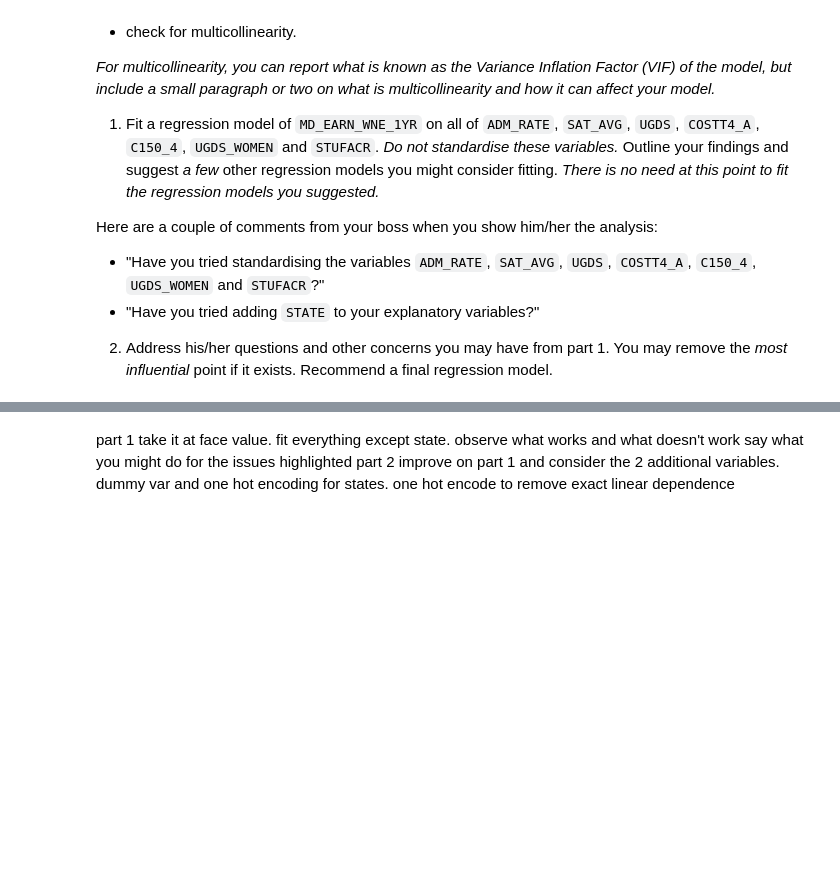
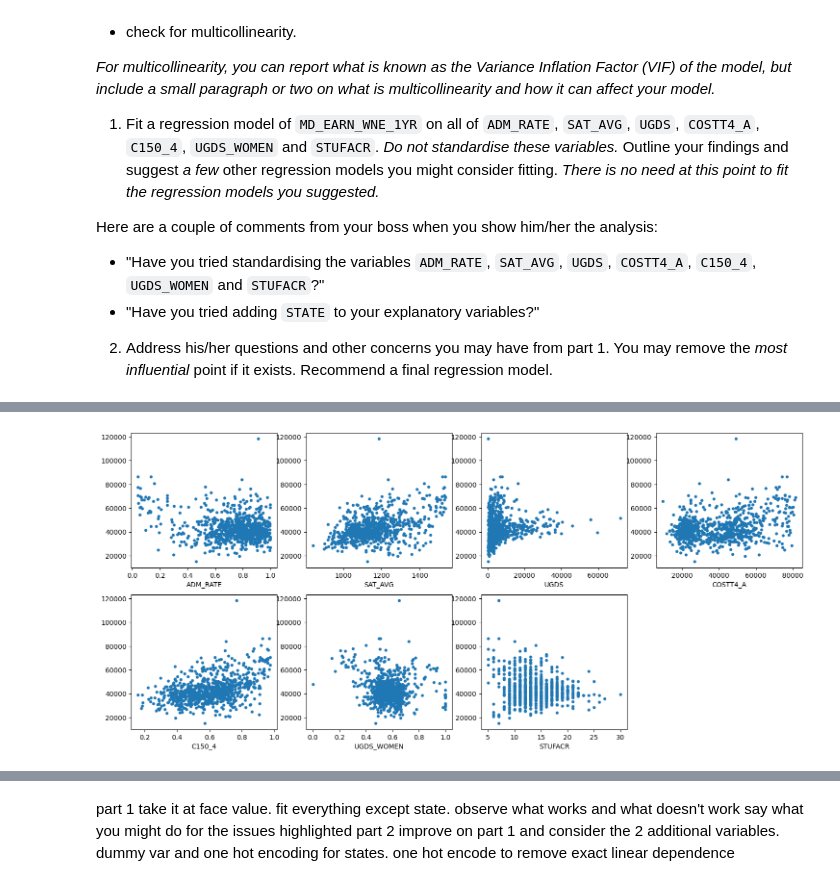
Before and after one commit to Luke-zm/Completed-Data-Courses-for-Masters, a Jupyter notebook: IND5003/take_home_exam/IND5003_THE_ZHONG_ZHIMING.ipynb, the cells around one changed output, grey strips where cells are left out. Cells and saved outputs as stored; diff of their text form; code cells hidden in the pictures; blank space fills up the shorter version.

```diff
--- a/IND5003/take_home_exam/IND5003_THE_ZHONG_ZHIMING.ipynb
+++ b/IND5003/take_home_exam/IND5003_THE_ZHONG_ZHIMING.ipynb
@@ -1012,0 +1128,13 @@ Here are a couple of comments from your boss when you show him/her the analysis:
+# %%
+# Colmun title to be excluded
+rm_lst = ["MD_EARN_WNE_1YR", "STATE"]
+# Use list comprehension to make a list for colmun title to be examined
+col_title = [el for el in list(regr_df.columns) if el not in rm_lst]
+# Plot Median Income vs Other variables
+plt.figure(figsize=(18,8))
+for idx, feature in enumerate(col_title):
+    plt.subplot(2, 4, idx+1)
+    plt.scatter(regr_df[feature], regr_df["MD_EARN_WNE_1YR"], s=12)
+    plt.xlabel(feature)
+# %% [output]
+[figure, added]
```
Also changed, not shown: parts of 31 cells of this notebook, 1 other file.
